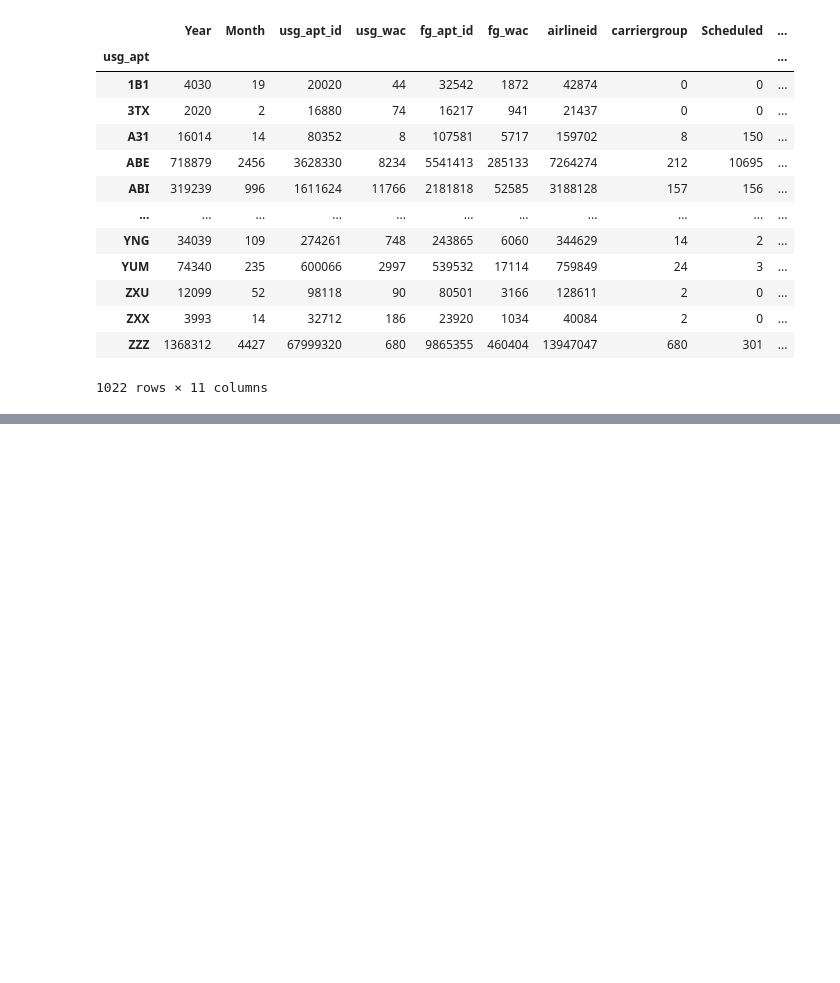
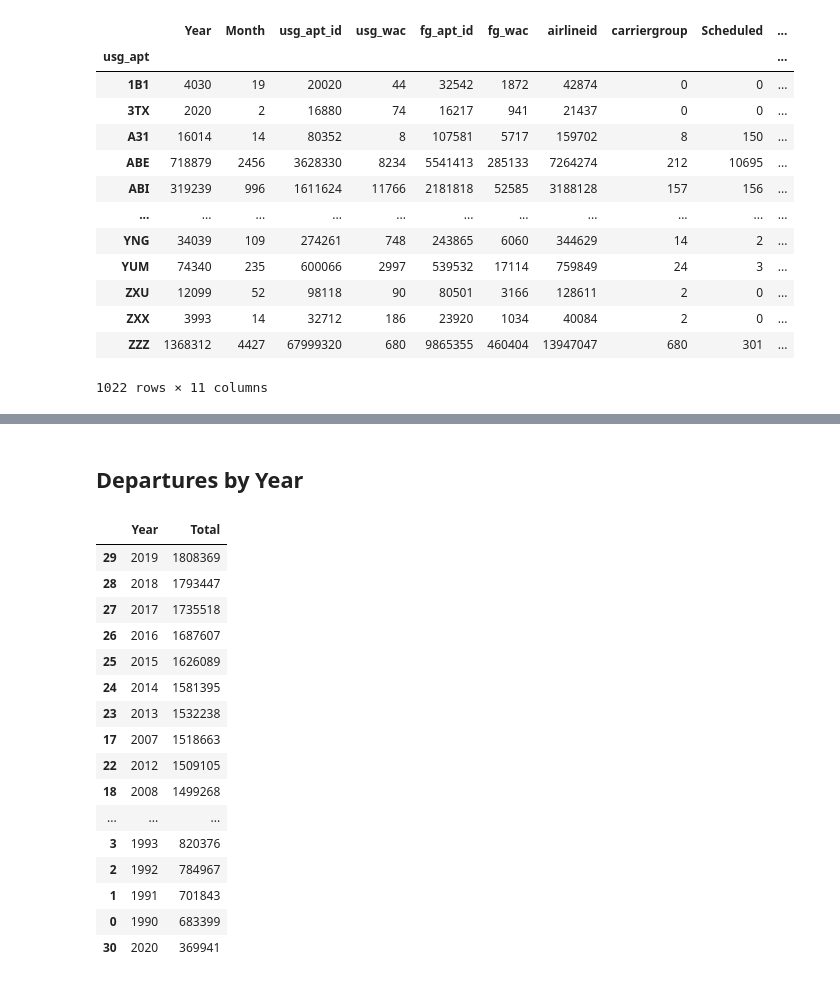
Before and after one commit to aaron96s/Air_Traffic, a Jupyter notebook: AirTraffic.ipynb, the cells around one changed output, grey strips where cells are left out. Cells and saved outputs as stored; diff of their text form; code cells hidden in the pictures; blank space fills up the shorter version.

```diff
--- a/AirTraffic.ipynb
+++ b/AirTraffic.ipynb
@@ -177,0 +237,24 @@ Name: Total, Length: 1022, dtype: object
+# %% [markdown]
+## Departures by Year
+# %%
+year = deps_df.groupby('Year',as_index=False)['Total'].sum()
+year_df = year.sort_values('Total', ascending=False)
+year_df
+# %% [output]
+|  | Year | Total |
+| 29 | 2019 | 1808369 |
+| 28 | 2018 | 1793447 |
+| 27 | 2017 | 1735518 |
+| 26 | 2016 | 1687607 |
+| 25 | 2015 | 1626089 |
+| 24 | 2014 | 1581395 |
+| 23 | 2013 | 1532238 |
+| 17 | 2007 | 1518663 |
+| 22 | 2012 | 1509105 |
+| 18 | 2008 | 1499268 |
+| ... | ... | ... |
+| 3 | 1993 | 820376 |
+| 2 | 1992 | 784967 |
+| 1 | 1991 | 701843 |
+| 0 | 1990 | 683399 |
+| 30 | 2020 | 369941 |
```
Also changed, not shown: parts of 15 cells of this notebook.
